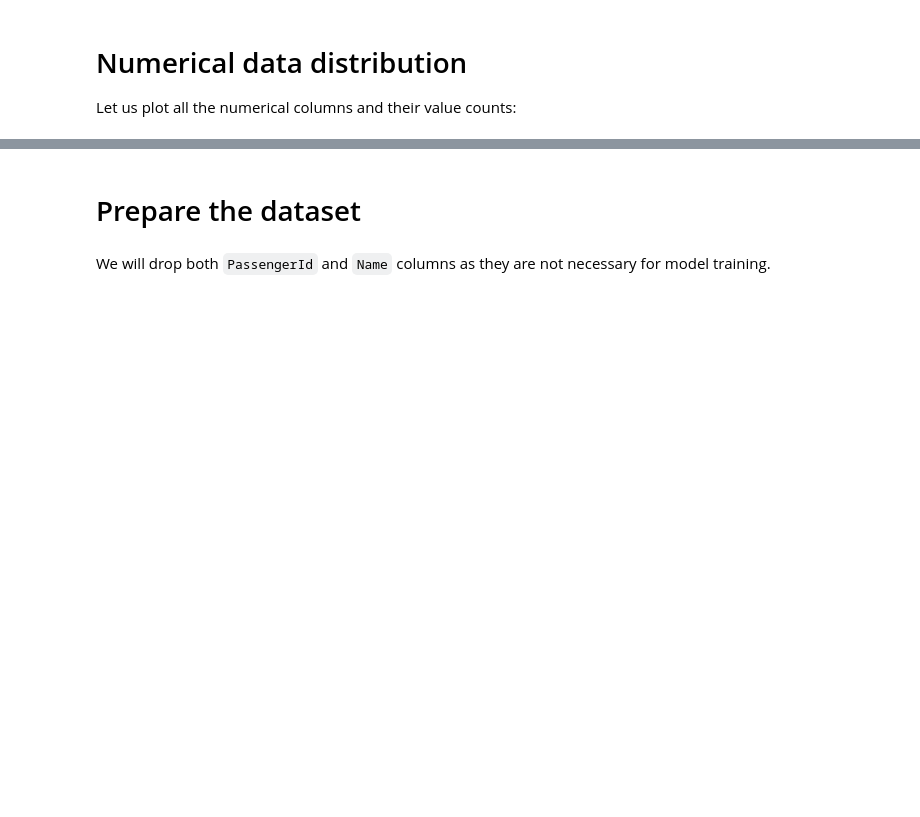
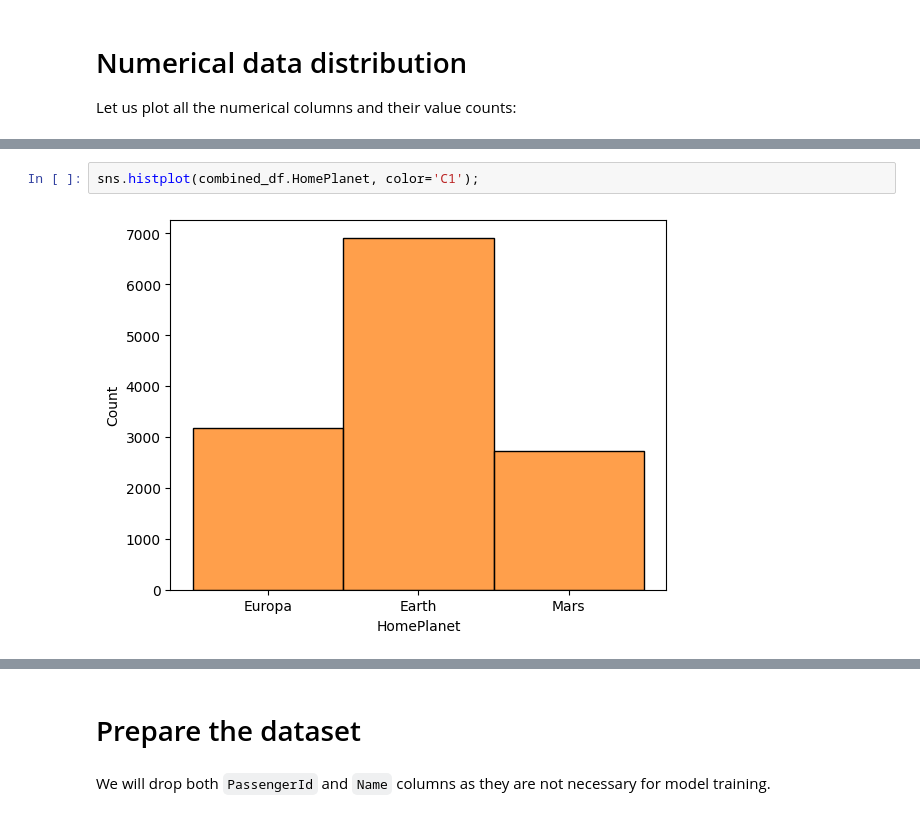
Before and after one commit to Dmytro-Tarasenko/SpaceTitanic, a Jupyter notebook: spaceship-titanic-with-scikit-learn.ipynb, the cells around one changed output, grey strips where cells are left out. Saved outputs shown, nothing was run; the diff lists cells and outputs as text; blank space fills up the shorter version.

```diff
--- a/spaceship-titanic-with-scikit-learn.ipynb
+++ b/spaceship-titanic-with-scikit-learn.ipynb
@@ -247,0 +242,4 @@ sns.histplot(df_train['VRDeck'], color='b', bins=50, ax=ax[4]);
+# %%
+sns.histplot(combined_df.HomePlanet, color='C1');
+# %% [output]
+[figure, added]
```
Also changed, not shown: parts of 6 cells of this notebook.
